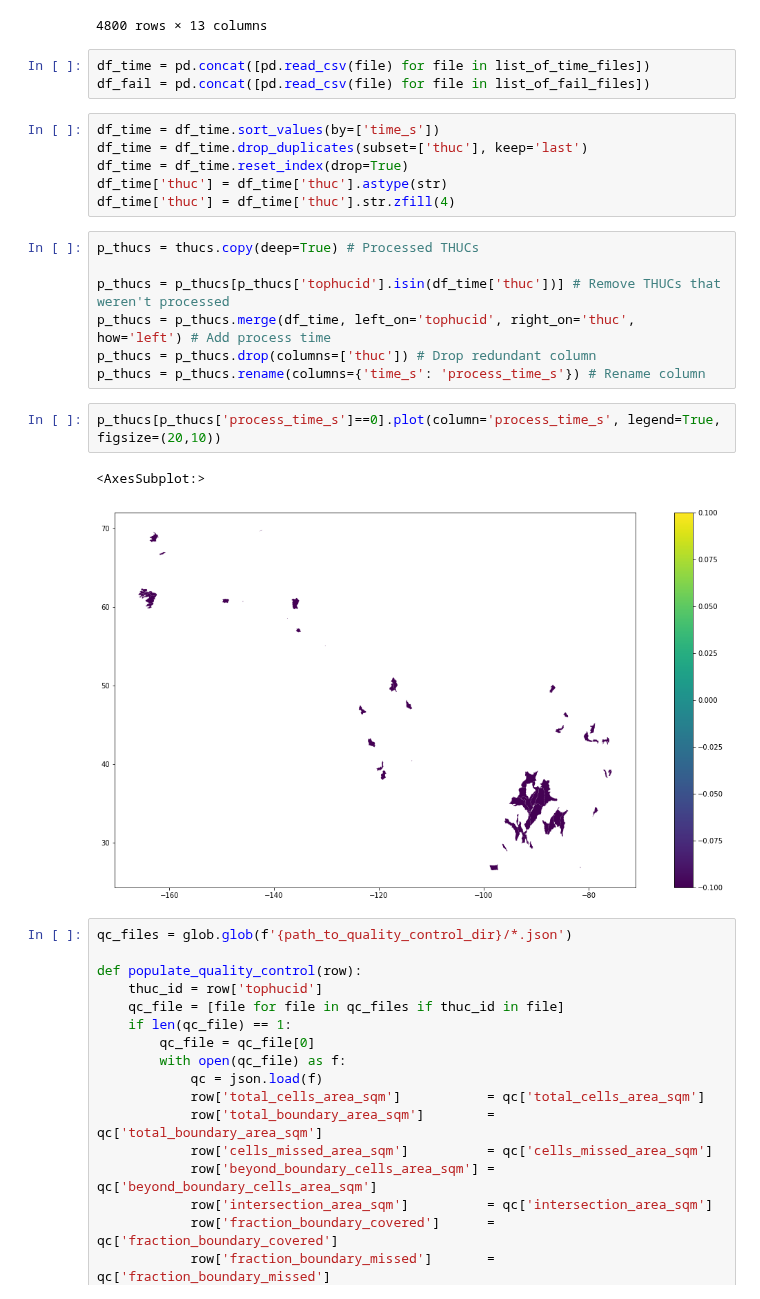
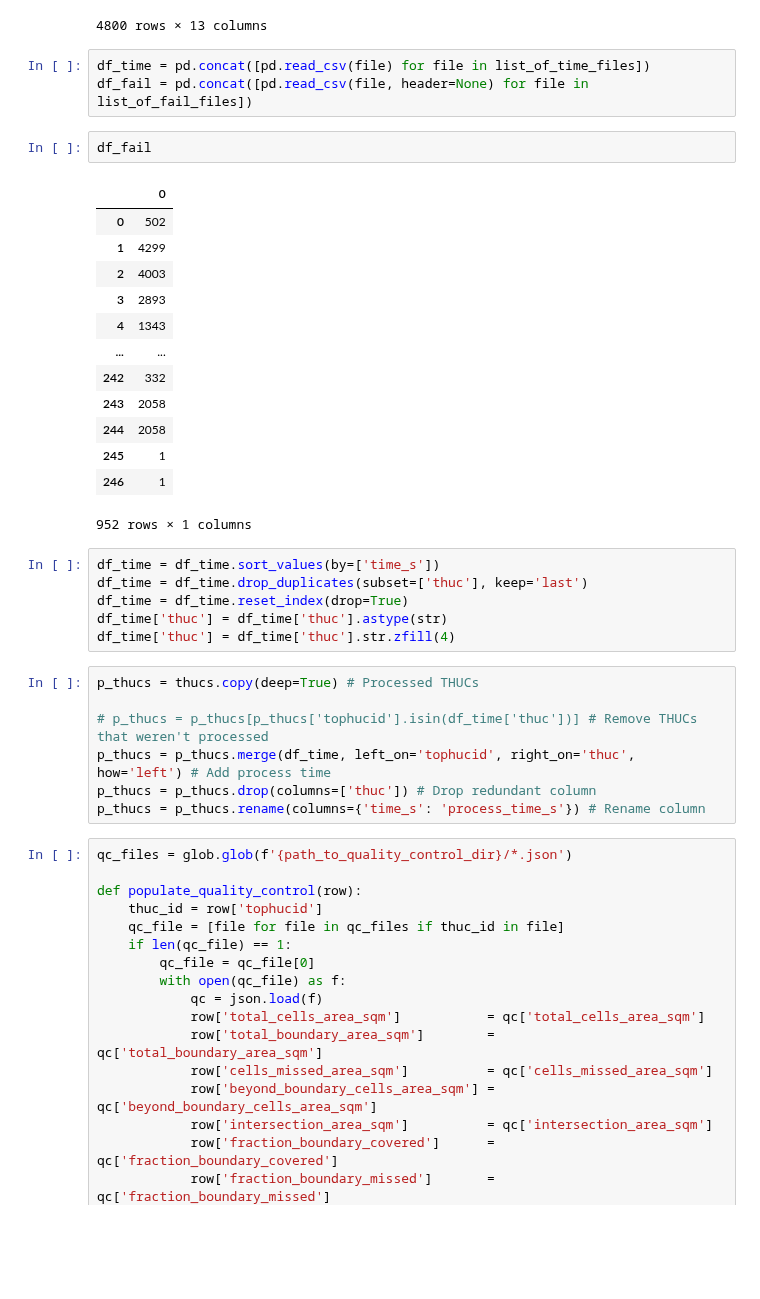
Before and after one commit to LucRSquared/pyagnps, a Jupyter notebook: notebooks/topagnps/thuc_delineation_coverage_process_simple.ipynb, the cells around one changed output. Drawn from its saved outputs; the diff is of its cells as text; blank space fills up the shorter version.

```diff
--- a/notebooks/topagnps/thuc_delineation_coverage_process_simple.ipynb
+++ b/notebooks/topagnps/thuc_delineation_coverage_process_simple.ipynb
@@ -37,7 +37,23 @@ thucs
 4800 rows × 13 columns
 # %%
 df_time = pd.concat([pd.read_csv(file) for file in list_of_time_files])
-df_fail = pd.concat([pd.read_csv(file) for file in list_of_fail_files])
+df_fail = pd.concat([pd.read_csv(file, header=None) for file in list_of_fail_files])
+# %%
+df_fail
+# %% [output]
+|  | 0 |
+| 0 | 502 |
+| 1 | 4299 |
+| 2 | 4003 |
+| 3 | 2893 |
+| 4 | 1343 |
+| ... | ... |
+| 242 | 332 |
+| 243 | 2058 |
+| 244 | 2058 |
+| 245 | 1 |
+| 246 | 1 |
+952 rows × 1 columns
 # %%
 df_time = df_time.sort_values(by=['time_s'])
 df_time = df_time.drop_duplicates(subset=['thuc'], keep='last')
@@ -47,15 +63,10 @@ df_time['thuc'] = df_time['thuc'].str.zfill(4)
 # %%
 p_thucs = thucs.copy(deep=True) # Processed THUCs
 
-p_thucs = p_thucs[p_thucs['tophucid'].isin(df_time['thuc'])] # Remove THUCs that weren't processed
+# p_thucs = p_thucs[p_thucs['tophucid'].isin(df_time['thuc'])] # Remove THUCs that weren't processed
 p_thucs = p_thucs.merge(df_time, left_on='tophucid', right_on='thuc', how='left') # Add process time
 p_thucs = p_thucs.drop(columns=['thuc']) # Drop redundant column
 p_thucs = p_thucs.rename(columns={'time_s': 'process_time_s'}) # Rename column
-# %%
-p_thucs[p_thucs['process_time_s']==0].plot(column='process_time_s', legend=True, figsize=(20,10))
-# %% [output]
-<AxesSubplot:>
-[figure, removed]
 # %%
 qc_files = glob.glob(f'{path_to_quality_control_dir}/*.json')
 
```
Also changed, not shown: parts of 7 cells of this notebook.
